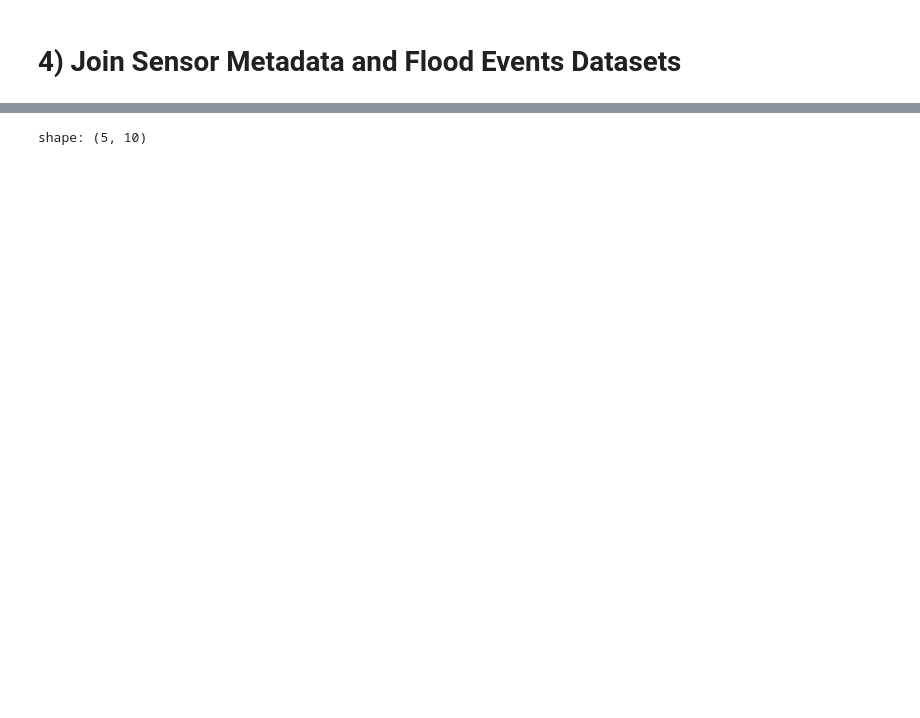
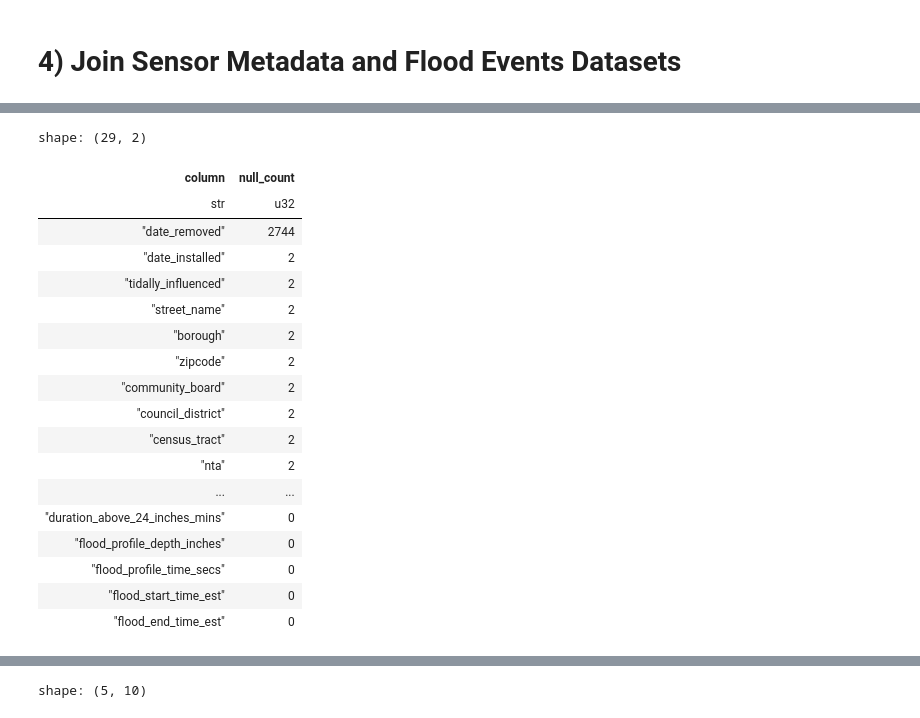
Before and after one commit to mebauer/floodnet-nyc-tutorial, a Jupyter notebook: 01-load-inspect.ipynb, the cells around one changed output, grey strips where cells are left out. Drawn from its saved outputs; the diff is of its cells as text; code cells hidden in the pictures; blank space fills up the shorter version.

```diff
--- a/01-load-inspect.ipynb
+++ b/01-load-inspect.ipynb
@@ -924,3 +947,33 @@ shape: (5, 29)
 | "Q - Beach 35 St/Beach Channel … | "Q-beach-35-st-beach-channel-dr… | 2024-02-09 11:41:01 | 2024-02-09 13:20:57 | 5.31 | 54.51 | 45.43 | ... |
 | "BX - Tibbett Ave/W 234th St" | "BX-w-234th-st-tibbett-ave-2cak… | 2025-08-20 21:05:19 | 2025-08-21 00:46:19 | 1.18 | 80.0 | 141.0 | ... |
 | "Q - Davenport Ct 1" | "Q-davenport-ct-1-07zks0" | 2024-01-10 00:39:25 | 2024-01-10 02:30:40 | 2.09 | 59.82 | 51.43 | ... |
+# %%
+# examine number of missing values per column
+(merged_df.null_count()
+    .transpose(
+        include_header=True,
+        header_name="column",
+        column_names=["null_count"]
+    )
+     .sort(by="null_count", descending=True)
+)
+# %% [output]
+shape: (29, 2)
+| column | null_count |
+| str | u32 |
+| "date_removed" | 2744 |
+| "date_installed" | 2 |
+| "tidally_influenced" | 2 |
+| "street_name" | 2 |
+| "borough" | 2 |
+| "zipcode" | 2 |
+| "community_board" | 2 |
+| "council_district" | 2 |
+| "census_tract" | 2 |
+| "nta" | 2 |
+| ... | ... |
+| "duration_above_24_inches_mins" | 0 |
+| "flood_profile_depth_inches" | 0 |
+| "flood_profile_time_secs" | 0 |
+| "flood_start_time_est" | 0 |
+| "flood_end_time_est" | 0 |
```
Also changed, not shown: parts of 41 cells of this notebook, 3 other files.
